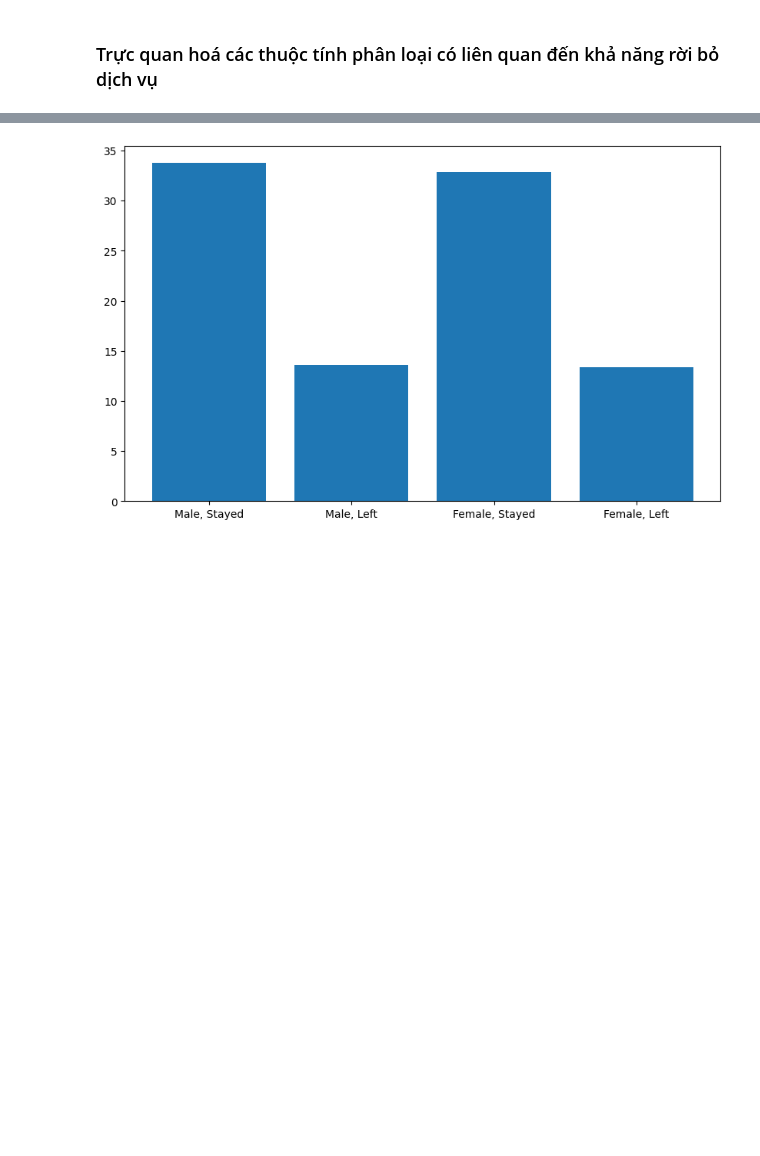
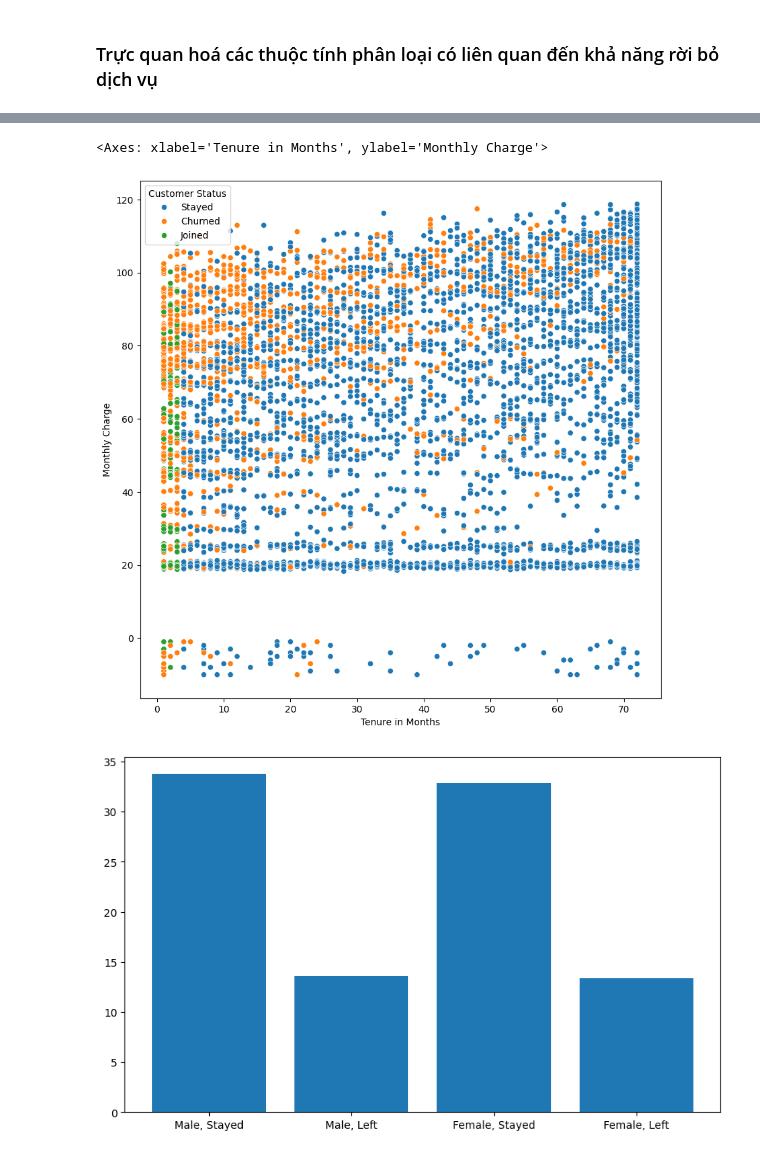
Before and after one commit to cognaiger9/DataMining, a Jupyter notebook: project.ipynb, the cells around one changed output, grey strips where cells are left out. Cells and saved outputs as stored; diff of their text form; code cells hidden in the pictures; blank space fills up the shorter version.

Commit message:
analyze data

```diff
--- a/project.ipynb
+++ b/project.ipynb
@@ -62,3 +148,10 @@ plt.show()
+# %%
+# scatterplot of tenure in months vs. monthly charge (with labels)
+plt.figure(figsize=(10, 10))
+sns.scatterplot(data=train_df, x='Tenure in Months', y='Monthly Charge', hue='Customer Status')
+# %% [output]
+<Axes: xlabel='Tenure in Months', ylabel='Monthly Charge'>
+[figure, added]
 # %%
 # proporion between male and female customers who stayed and left
 male_stayed = train_df[(train_df['Customer Status'] == 'Stayed') & (train_df['Gender'] == 'Male')].shape[0] / train_df.shape[0] * 100
```
Also changed, not shown: parts of 30 cells of this notebook, 1 other file.
